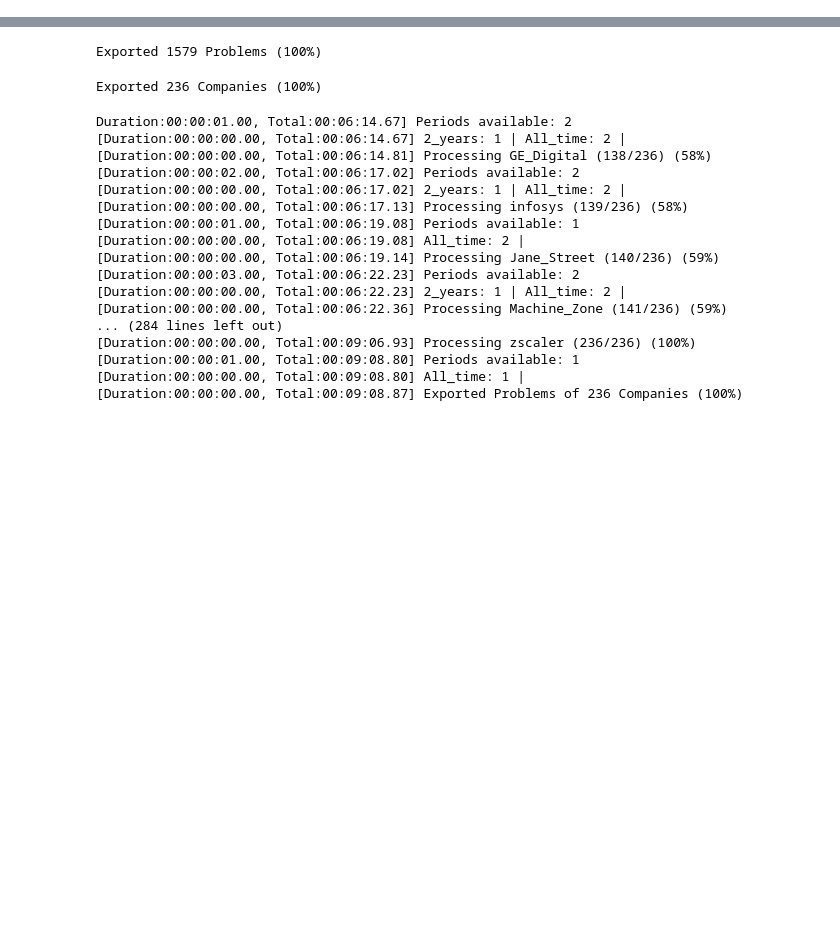
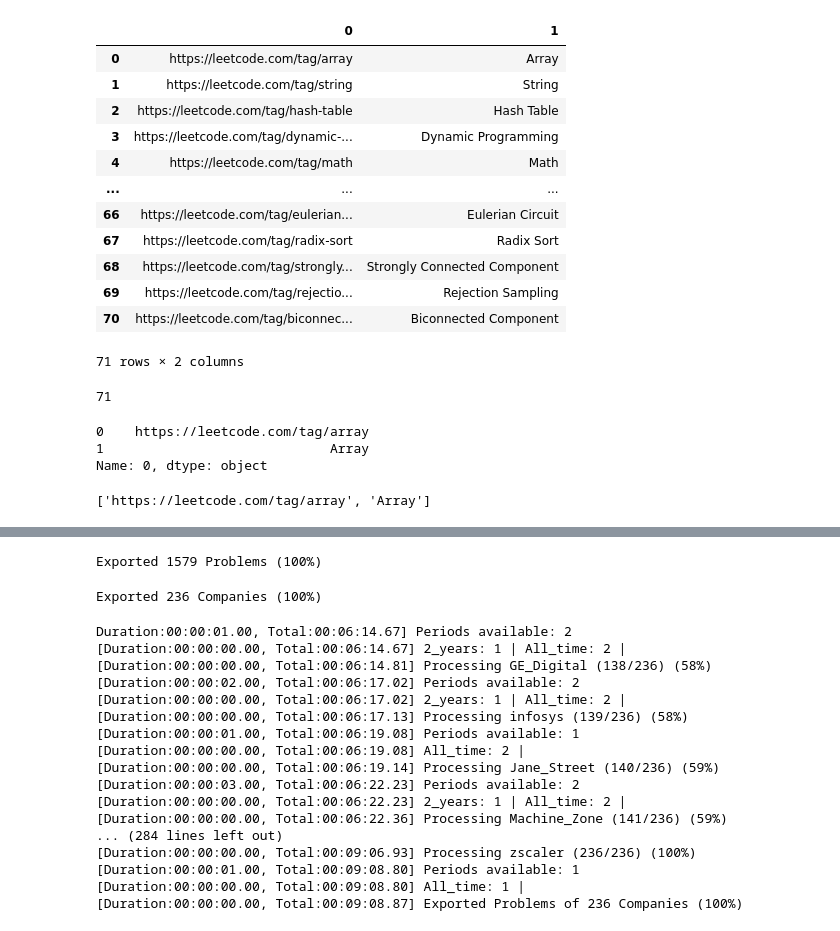
Before and after one commit to siwei-li/LC-graph, a Jupyter notebook: LCScraper.ipynb, the cells around one changed output, grey strips where cells are left out. Cells and saved outputs as stored; diff of their text form; code cells hidden in the pictures; blank space fills up the shorter version.

```diff
--- a/LCScraper.ipynb
+++ b/LCScraper.ipynb
@@ -55,0 +151,12 @@ g = Graph(f"neo4j+s://{os.getenv('AURA_DOMAIN')}.databases.neo4j.io", auth=("neo
+# %%
+for page_num in range(PAGE_CNT):
+    print(f"Page {page_num} started..")
+    probs = problemsOnPage(page=1)
+    print("Got problem list...")
+    df = pd.DataFrame(probs)
+    df.to_csv(f'problem_p{page_num}.csv')
+
+    for prob in probs:
+        url = prob[0]
+        tags, sims = get_problem_info(url)
+        find_and_commit(tags, sims)
@@ -55,0 +185,30 @@ g = Graph(f"neo4j+s://{os.getenv('AURA_DOMAIN')}.databases.neo4j.io", auth=("neo
+# %%
+def get_tags():
+    url = 'https://leetcode.com/problemset/all/'
+    driver.get(url)
+
+    WebDriverWait(driver, timeout=5).until(lambda x: x.find_element(By.XPATH, "//div[@class = 'relative flex mb-1']").is_displayed())
+
+    script = '''
+const data = document.querySelector("div[class='relative flex mb-1']").firstChild.children;
+const tags = [];
+for (const item of data) {
+  const tag = [];
+
+  const link = item.querySelector('a').href;
+
+  tag.push(link);
+  tag.push(item.querySelector('span').innerText);
+
+  tags.push(tag);
+}
+return tags
+    '''
+    tagsData = driver.execute_script(script)
+
+    return list(tagsData)
+# %%
+tags = get_tags()
+# %%
+tgs = tags
+tgs
@@ -55,0 +233,17 @@ g = Graph(f"neo4j+s://{os.getenv('AURA_DOMAIN')}.databases.neo4j.io", auth=("neo
+# %%
+tags = pd.DataFrame(tgs)
+tags
+# %% [output]
+|  | 0 | 1 |
+| 0 | https://leetcode.com/tag/array | Array |
+| 1 | https://leetcode.com/tag/string | String |
+| 2 | https://leetcode.com/tag/hash-table | Hash Table |
+| 3 | https://leetcode.com/tag/dynamic-... | Dynamic Programming |
+| 4 | https://leetcode.com/tag/math | Math |
+| ... | ... | ... |
+| 66 | https://leetcode.com/tag/eulerian... | Eulerian Circuit |
+| 67 | https://leetcode.com/tag/radix-sort | Radix Sort |
+| 68 | https://leetcode.com/tag/strongly... | Strongly Connected Component |
+| 69 | https://leetcode.com/tag/rejectio... | Rejection Sampling |
+| 70 | https://leetcode.com/tag/biconnec... | Biconnected Component |
+71 rows × 2 columns
@@ -55,0 +252,14 @@ g = Graph(f"neo4j+s://{os.getenv('AURA_DOMAIN')}.databases.neo4j.io", auth=("neo
+# %%
+len(tgs)
+# %% [output]
+71
+# %%
+tags.iloc[0,:]
+# %% [output]
+0    https://leetcode.com/tag/array
+1                             Array
+Name: 0, dtype: object
+# %%
+tgs[0]
+# %% [output]
+['https://leetcode.com/tag/array', 'Array']
```
Also changed, not shown: parts of 36 cells of this notebook, 1 other file.
